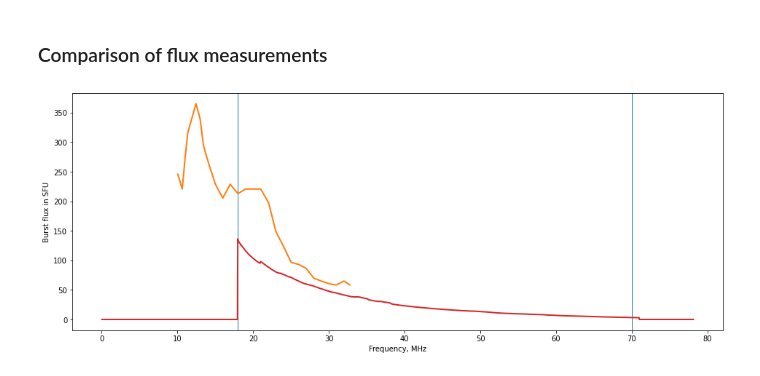
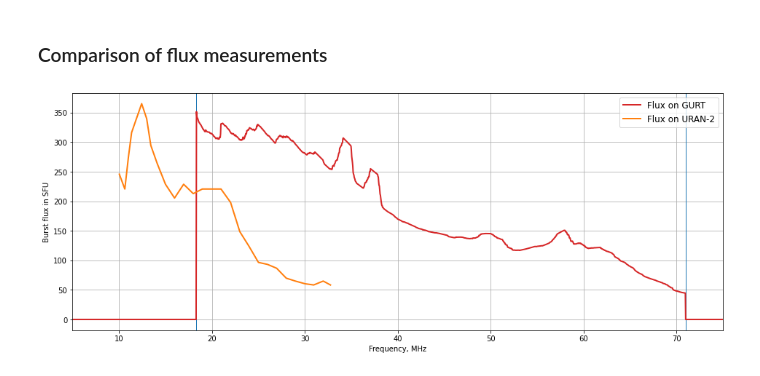
Before and after one commit to serge-yerin/jupyter-radio-astronomy, a Jupyter notebook: Sun_burst_GURT_2020.06.04.ipynb, the cells around one changed output. Saved outputs shown, nothing was run; the diff lists cells and outputs as text; code cells hidden in the pictures.

```diff
--- a/Sun_burst_GURT_2020.06.04.ipynb
+++ b/Sun_burst_GURT_2020.06.04.ipynb
@@ -140,0 +186,5 @@ A_eff = 250
+# %%
+interp_func = UnivariateSpline(f_Aeff, Aeff_calc_47)
+A_eff = interp_func(frequency)
+A_eff[:low_cut_channel] = 0.0000001;
+A_eff[high_cut_channel:] = 0.0000001;
@@ -143,2 +219,15 @@ A_eff = 250
 # %%
-S_est = 10 * T_bg * 2 * k_B * snr * pow(10, 22) / (A_eff * pow(t_resolution * f_resolution , 0.5))
+# flux_density_GURT_sfu = (1 + 1/SND) * T_bg * 2 * k_B * snr * pow(10, 22) / (A_eff * pow(t_resolution * f_resolution , 0.5))
+flux_GURT_sfu = (1 + 1/SND) * T_bg * 2 * k_B * snr * pow(10, 22) / (A_eff)
+# %%
+flux_GURT_sfu[:low_cut_channel] = 0
+fig = plt.figure(figsize=(16.0, 6.0));
+ax1 = fig.add_subplot(111);
+ax1.axvline(x=18, linewidth=1, color='C0');
+ax1.axvline(x=70, linewidth=1, color='C0');
+ax1.plot(frequency, flux_GURT_sfu, linewidth='2.0', color='C3', label='Flux on GURT');
+ax1.set_xlabel('Frequency, MHz');
+ax1.set_ylabel('Burst flux in SFU');
+ax1.grid('True')
+ax1.legend(loc="upper right", fontsize=12);
+ax1.set_xlim(xmin=5, xmax=75);
@@ -147,18 +238,23 @@ S_est = 10 * T_bg * 2 * k_B * snr * pow(10, 22) / (A_eff * pow(t_resolution * f_
 # %%
 u2_freq = [32.77, 31.99, 30.96, 30.02, 28.99, 28.01, 26.98, 26, 25.02, 23.99, 23.01, 22.02, 20.99, 20.01, 18.98, 18, 16.97,\
            15.99, 15.01, 14.12, 13.44, 12.99, 12.45, 11.37, 11.02, 10.64, 10.05]
-u2_flux = [58.3, 64.9, 58.3, 60.4, 64.9, 69.8, 86.6, 93.1, 96.5, 124.1, 148.6, 198.1, 220.7, 220.7, 220.7, 212.9, 228.8, 205.4,\
+flux_URAN2_sfu = [58.3, 64.9, 58.3, 60.4, 64.9, 69.8, 86.6, 93.1, 96.5, 124.1, 148.6, 198.1, 220.7, 220.7, 220.7, 212.9, 228.8, 205.4,\
            228.8, 264.2, 294.3, 339.8, 365.2, 316.2, 273.8, 220.7, 245.8]
 # %% [markdown]
 ### Comparison of flux measurements
 # %%
 fig = plt.figure(figsize=(16.0, 6.0));
 ax1 = fig.add_subplot(111);
-ax1.axvline(x=18, linewidth=1, color='C0');
-ax1.axvline(x=70, linewidth=1, color='C0');
-ax1.plot(frequency, S_est, linewidth='2.0', color='C3');
-ax1.plot(u2_freq, u2_flux, linewidth='2.0', color='C1');
+ax1.axvline(x=frequency[low_cut_channel], linewidth=1, color='C0');
+ax1.axvline(x=frequency[high_cut_channel], linewidth=1, color='C0');
+ax1.plot(frequency, flux_GURT_sfu, linewidth='2.0', color='C3', label='Flux on GURT');
+ax1.plot(u2_freq, flux_URAN2_sfu, linewidth='2.0', color='C1', label='Flux on URAN-2');
 ax1.set_xlabel('Frequency, MHz');
 ax1.set_ylabel('Burst flux in SFU');
+ax1.grid('True')
+ax1.legend(loc="upper right", fontsize=12);
+ax1.set_xlim(xmin=5, xmax=75);
+fig.patch.set_facecolor('xkcd:white')
+# pylab.savefig("Comparison of flux measurements.png", bbox_inches='tight', dpi=250)
 # %% [output]
-[figure, old version]
+[figure, new version]
```
Also changed, not shown: parts of 30 cells of this notebook.
